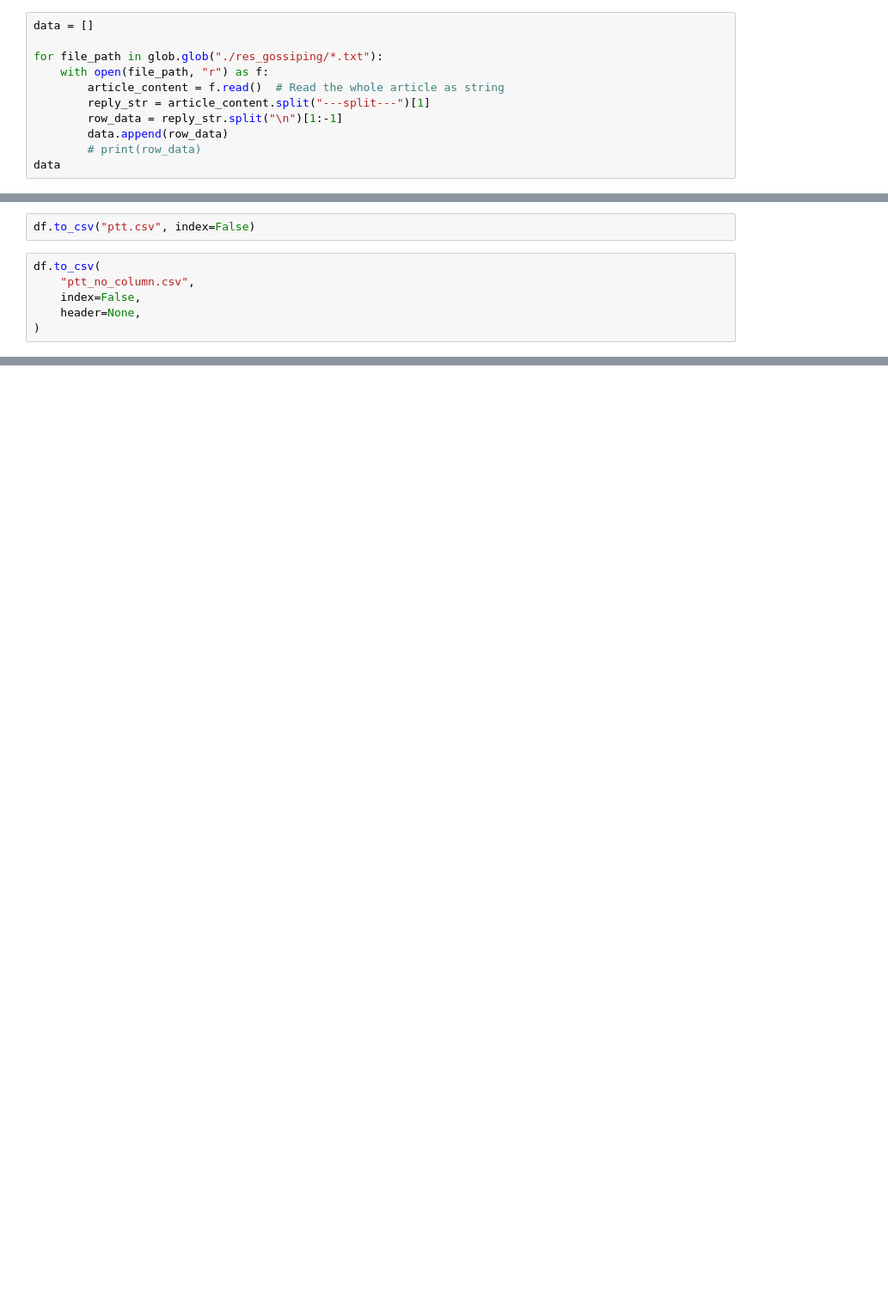
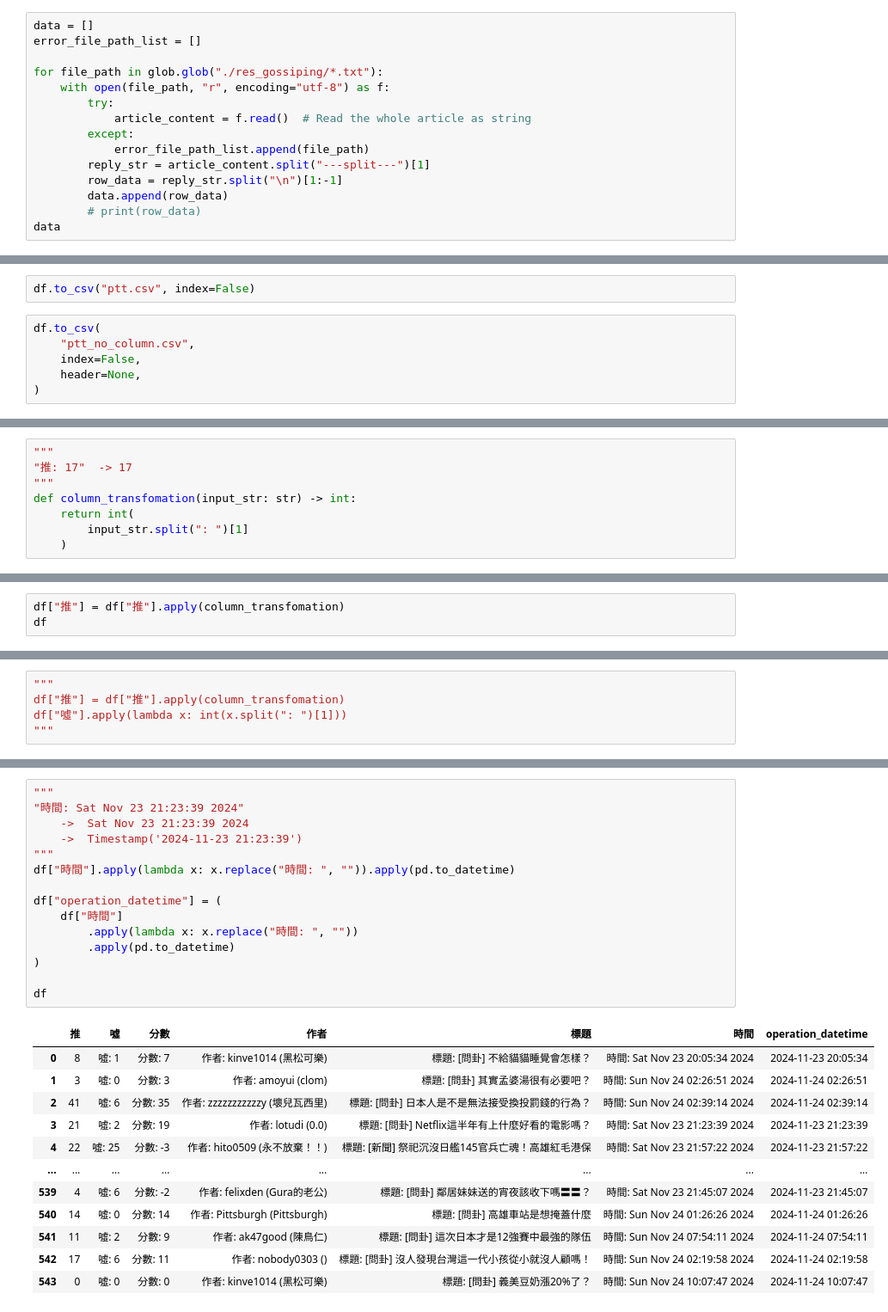
Before and after one commit to uuboyscy/cii101, a Jupyter notebook: pyetl/p_10_pandas_ptt.ipynb, the cells around one changed output, grey strips where cells are left out. Shown at 86% size. Cells and saved outputs as stored; diff of their text form; blank space fills up the shorter version.

```diff
--- a/pyetl/p_10_pandas_ptt.ipynb
+++ b/pyetl/p_10_pandas_ptt.ipynb
@@ -45,10 +47,14 @@ glob.glob(r"/Users/uuboy.scy/side-project/tibame/cii101/pyetl/res_gossiping/*.tx
  '/Users/uuboy.scy/side-project/tibame/cii101/pyetl/res_gossiping/_問卦_ 義美豆奶漲20%了？.txt']
 # %%
 data = []
+error_file_path_list = []
 
 for file_path in glob.glob("./res_gossiping/*.txt"):
-    with open(file_path, "r") as f:
-        article_content = f.read()  # Read the whole article as string
+    with open(file_path, "r", encoding="utf-8") as f:
+        try:
+            article_content = f.read()  # Read the whole article as string
+        except:
+            error_file_path_list.append(file_path)
         reply_str = article_content.split("---split---")[1]
         row_data = reply_str.split("\n")[1:-1]
         data.append(row_data)
@@ -112,0 +123,8 @@ df.to_csv(
+# %%
+"""
+"推: 17"  -> 17
+"""
+def column_transfomation(input_str: str) -> int:
+    return int(
+        input_str.split(": ")[1]
+    )
@@ -112,0 +176,3 @@ df.to_csv(
+# %%
+df["推"] = df["推"].apply(column_transfomation)
+df
@@ -112,0 +218,5 @@ df.to_csv(
+# %%
+"""
+df["推"] = df["推"].apply(column_transfomation)
+df["噓"].apply(lambda x: int(x.split(": ")[1]))
+"""
@@ -112,0 +239,28 @@ df.to_csv(
+# %%
+"""
+"時間: Sat Nov 23 21:23:39 2024"
+    ->  Sat Nov 23 21:23:39 2024
+    ->  Timestamp('2024-11-23 21:23:39')
+"""
+df["時間"].apply(lambda x: x.replace("時間: ", "")).apply(pd.to_datetime)
+
+df["operation_datetime"] = (
+    df["時間"]
+        .apply(lambda x: x.replace("時間: ", ""))
+        .apply(pd.to_datetime)
+)
+
+df
+# %% [output]
+|  | 推 | 噓 | 分數 | 作者 | 標題 | 時間 | operation_datetime |
+| 0 | 8 | 噓: 1 | 分數: 7 | 作者: kinve1014 (黑松可樂) | 標題: [問卦] 不給貓貓睡覺會怎樣？ | 時間: Sat Nov 23 20:05:34 2024 | 2024-11-23 20:05:34 |
+| 1 | 3 | 噓: 0 | 分數: 3 | 作者: amoyui (clom) | 標題: [問卦] 其實孟婆湯很有必要吧？ | 時間: Sun Nov 24 02:26:51 2024 | 2024-11-24 02:26:51 |
+| 2 | 41 | 噓: 6 | 分數: 35 | 作者: zzzzzzzzzzzy (壞兒瓦西里) | 標題: [問卦] 日本人是不是無法接受換投罰錢的行為？ | 時間: Sun Nov 24 02:39:14 2024 | 2024-11-24 02:39:14 |
+| 3 | 21 | 噓: 2 | 分數: 19 | 作者: lotudi (0.0) | 標題: [問卦] Netflix這半年有上什麼好看的電影嗎？ | 時間: Sat Nov 23 21:23:39 2024 | 2024-11-23 21:23:39 |
+| 4 | 22 | 噓: 25 | 分數: -3 | 作者: hito0509 (永不放棄！！) | 標題: [新聞] 祭祀沉沒日艦145官兵亡魂！高雄紅毛港保 | 時間: Sat Nov 23 21:57:22 2024 | 2024-11-23 21:57:22 |
+| ... | ... | ... | ... | ... | ... | ... | ... |
+| 539 | 4 | 噓: 6 | 分數: -2 | 作者: felixden (Gura的老公) | 標題: [問卦] 鄰居妹妹送的宵夜該收下嗎〓〓？ | 時間: Sat Nov 23 21:45:07 2024 | 2024-11-23 21:45:07 |
+| 540 | 14 | 噓: 0 | 分數: 14 | 作者: Pittsburgh (Pittsburgh) | 標題: [問卦] 高雄車站是想掩蓋什麼 | 時間: Sun Nov 24 01:26:26 2024 | 2024-11-24 01:26:26 |
+| 541 | 11 | 噓: 2 | 分數: 9 | 作者: ak47good (陳鳥仁) | 標題: [問卦] 這次日本才是12強賽中最強的隊伍 | 時間: Sun Nov 24 07:54:11 2024 | 2024-11-24 07:54:11 |
+| 542 | 17 | 噓: 6 | 分數: 11 | 作者: nobody0303 () | 標題: [問卦] 沒人發現台灣這一代小孩從小就沒人顧嗎！ | 時間: Sun Nov 24 02:19:58 2024 | 2024-11-24 02:19:58 |
+| 543 | 0 | 噓: 0 | 分數: 0 | 作者: kinve1014 (黑松可樂) | 標題: [問卦] 義美豆奶漲20%了？ | 時間: Sun Nov 24 10:07:47 2024 | 2024-11-24 10:07:47 |
```
Also changed, not shown: parts of 18 cells of this notebook, 10 other files.
